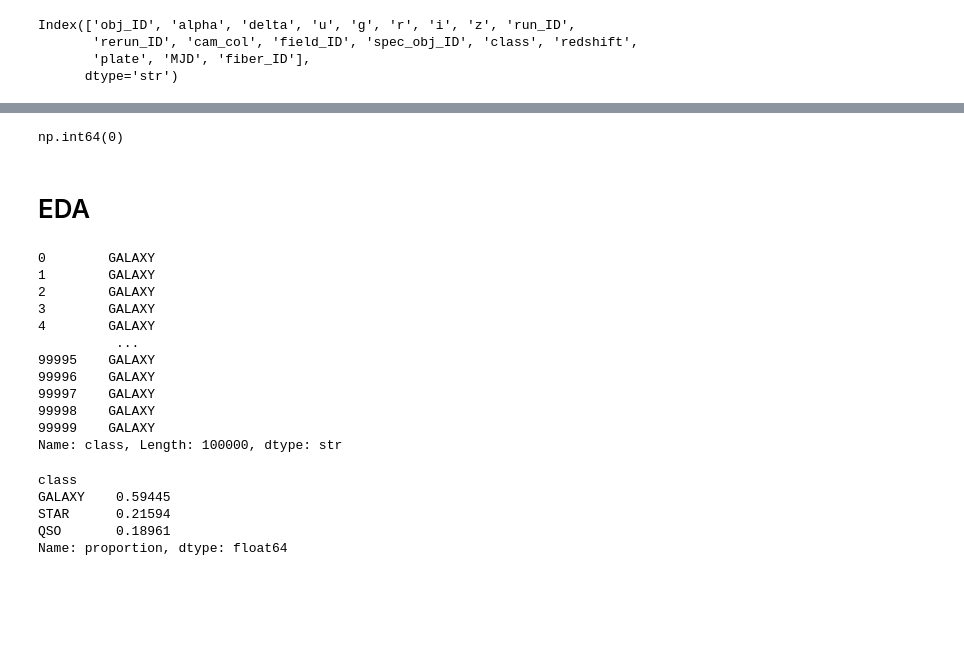
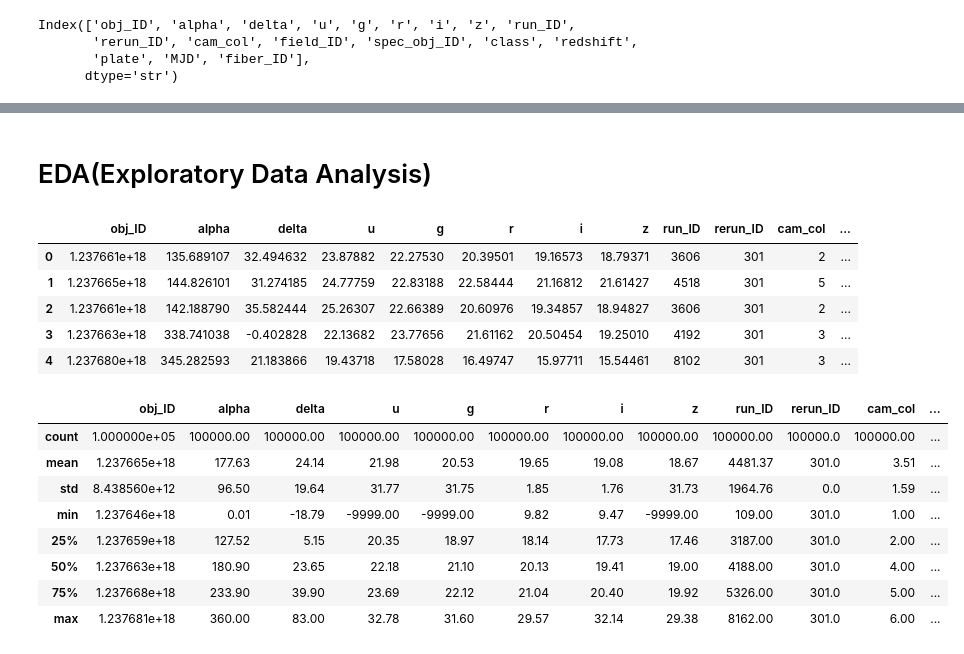
Before and after one commit to kusakabeka/ml-start-practice, a Jupyter notebook: seminar-01-sdss-classification/notebooks/eda-notebook.ipynb, the cells around one changed output, grey strips where cells are left out. Drawn from its saved outputs; the diff is of its cells as text; code cells hidden in the pictures; blank space fills up the shorter version.

```diff
--- a/seminar-01-sdss-classification/notebooks/eda-notebook.ipynb
+++ b/seminar-01-sdss-classification/notebooks/eda-notebook.ipynb
@@ -96,30 +45,24 @@ dtype: int64
-# %%
-df.duplicated().sum()
-# %% [output]
-np.int64(0)
 # %% [markdown]
-# EDA
+# EDA(Exploratory Data Analysis)
 # %%
-df["class"]
+df.head()
 # %% [output]
-0        GALAXY
-1        GALAXY
-2        GALAXY
-3        GALAXY
-4        GALAXY
-          ...
-99995    GALAXY
-99996    GALAXY
-99997    GALAXY
-99998    GALAXY
-99999    GALAXY
-Name: class, Length: 100000, dtype: str
+|  | obj_ID | alpha | delta | u | g | r | i | z | run_ID | rerun_ID | cam_col | ... |
+| 0 | 1.237661e+18 | 135.689107 | 32.494632 | 23.87882 | 22.27530 | 20.39501 | 19.16573 | 18.79371 | 3606 | 301 | 2 | ... |
+| 1 | 1.237665e+18 | 144.826101 | 31.274185 | 24.77759 | 22.83188 | 22.58444 | 21.16812 | 21.61427 | 4518 | 301 | 5 | ... |
+| 2 | 1.237661e+18 | 142.188790 | 35.582444 | 25.26307 | 22.66389 | 20.60976 | 19.34857 | 18.94827 | 3606 | 301 | 2 | ... |
+| 3 | 1.237663e+18 | 338.741038 | -0.402828 | 22.13682 | 23.77656 | 21.61162 | 20.50454 | 19.25010 | 4192 | 301 | 3 | ... |
+| 4 | 1.237680e+18 | 345.282593 | 21.183866 | 19.43718 | 17.58028 | 16.49747 | 15.97711 | 15.54461 | 8102 | 301 | 3 | ... |
 # %%
-df["class"].value_counts(normalize=True)
+df.describe().round(2)
 # %% [output]
-class
-GALAXY    0.59445
-STAR      0.21594
-QSO       0.18961
-Name: proportion, dtype: float64
+|  | obj_ID | alpha | delta | u | g | r | i | z | run_ID | rerun_ID | cam_col | ... |
+| count | 1.000000e+05 | 100000.00 | 100000.00 | 100000.00 | 100000.00 | 100000.00 | 100000.00 | 100000.00 | 100000.00 | 100000.0 | 100000.00 | ... |
+| mean | 1.237665e+18 | 177.63 | 24.14 | 21.98 | 20.53 | 19.65 | 19.08 | 18.67 | 4481.37 | 301.0 | 3.51 | ... |
+| std | 8.438560e+12 | 96.50 | 19.64 | 31.77 | 31.75 | 1.85 | 1.76 | 31.73 | 1964.76 | 0.0 | 1.59 | ... |
+| min | 1.237646e+18 | 0.01 | -18.79 | -9999.00 | -9999.00 | 9.82 | 9.47 | -9999.00 | 109.00 | 301.0 | 1.00 | ... |
+| 25% | 1.237659e+18 | 127.52 | 5.15 | 20.35 | 18.97 | 18.14 | 17.73 | 17.46 | 3187.00 | 301.0 | 2.00 | ... |
+| 50% | 1.237663e+18 | 180.90 | 23.65 | 22.18 | 21.10 | 20.13 | 19.41 | 19.00 | 4188.00 | 301.0 | 4.00 | ... |
+| 75% | 1.237668e+18 | 233.90 | 39.90 | 23.69 | 22.12 | 21.04 | 20.40 | 19.92 | 5326.00 | 301.0 | 5.00 | ... |
+| max | 1.237681e+18 | 360.00 | 83.00 | 32.78 | 31.60 | 29.57 | 32.14 | 29.38 | 8162.00 | 301.0 | 6.00 | ... |
 # %%
```
Also changed, not shown: parts of 23 cells of this notebook.
